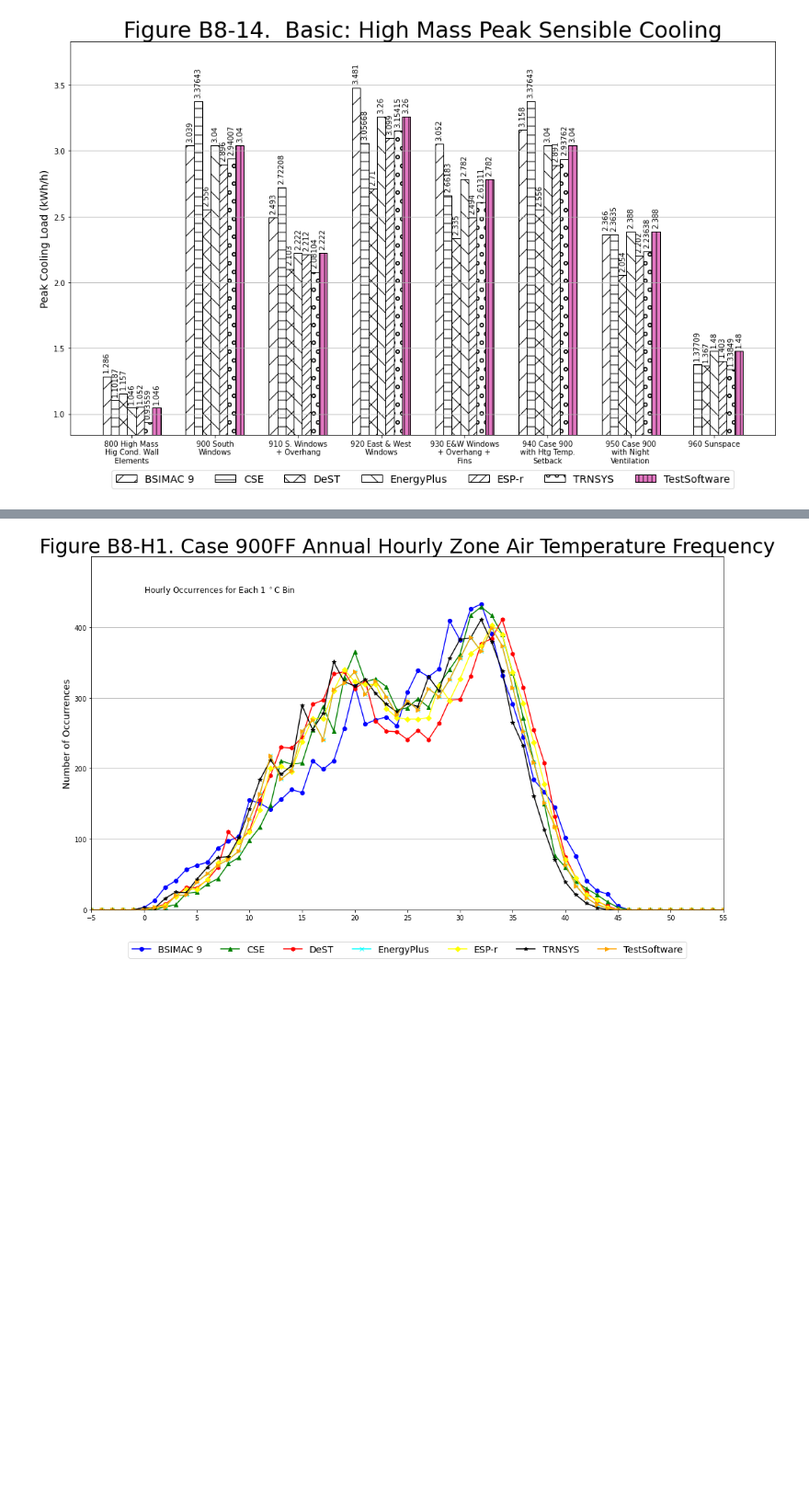
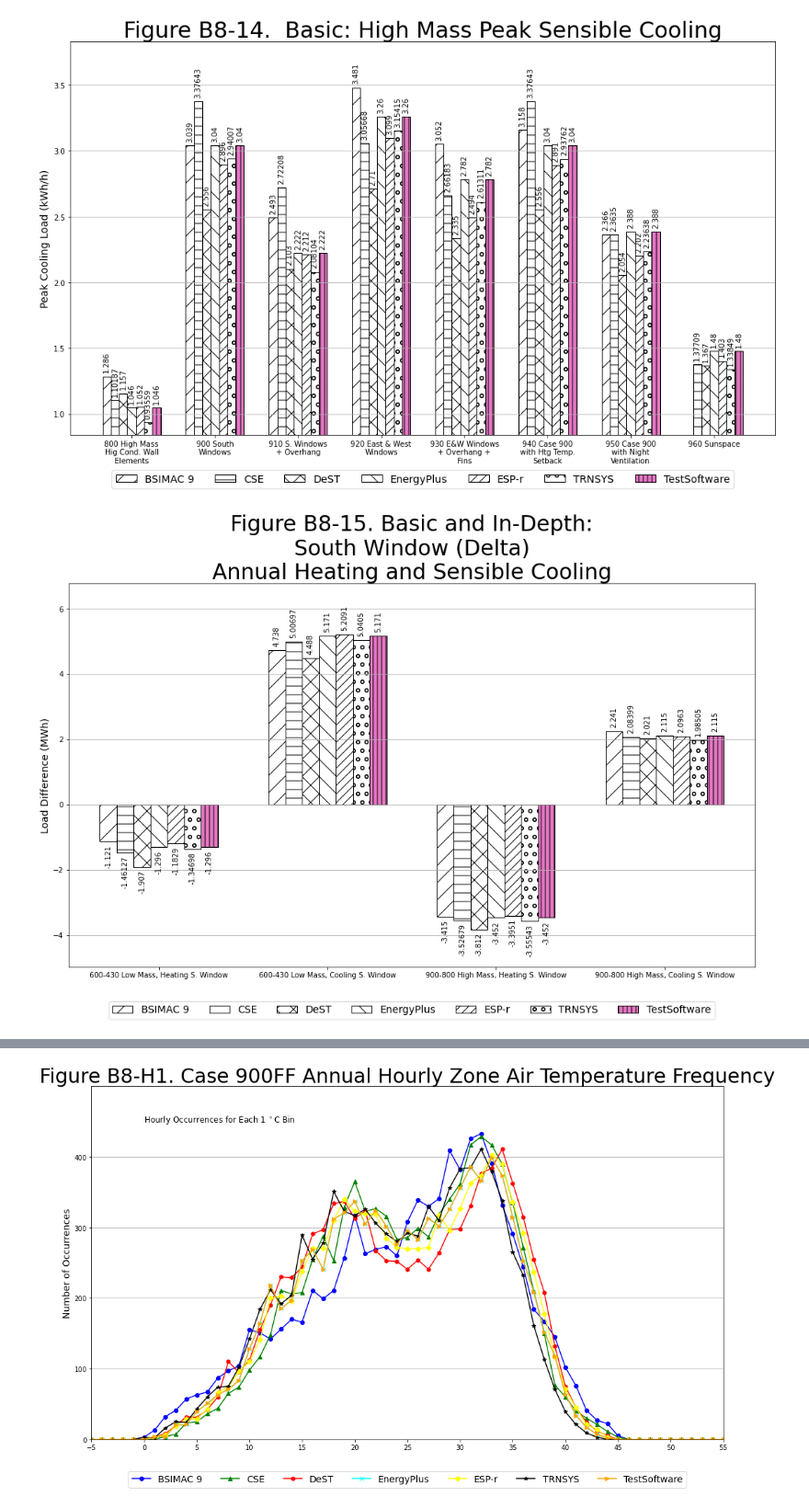
Before and after one commit to JasonGlazer/ashrae-140-automation, a Jupyter notebook: rendered/base/RESULTS5-2A.ipynb, the cells around one changed output, grey strips where cells are left out. Shown at 92% size. Saved outputs shown, nothing was run; the diff lists cells and outputs as text; code cells hidden in the pictures; blank space fills up the shorter version.

```diff
--- a/rendered/base/RESULTS5-2A.ipynb
+++ b/rendered/base/RESULTS5-2A.ipynb
@@ -122,3 +122,8 @@ gr.render_section_5_2a_figure_b_8_14()
 plt.show();
 # %% [output]
 [figure]
+# %%
+gr.render_section_5_2a_figure_b_8_15()
+plt.show();
+# %% [output]
+[figure, added]
```
Also changed, not shown: parts of 2 cells of this notebook, 7 other files.
